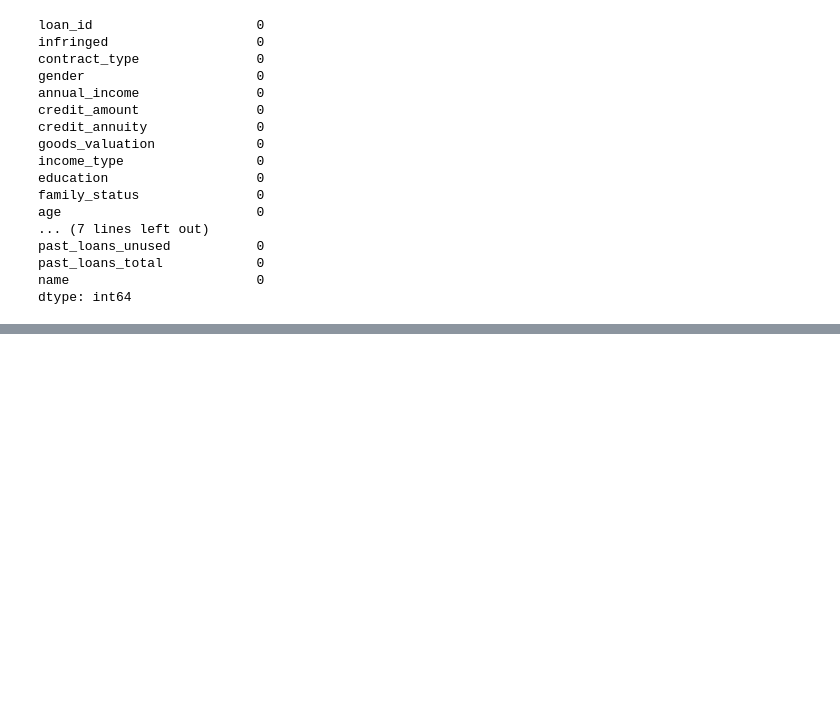
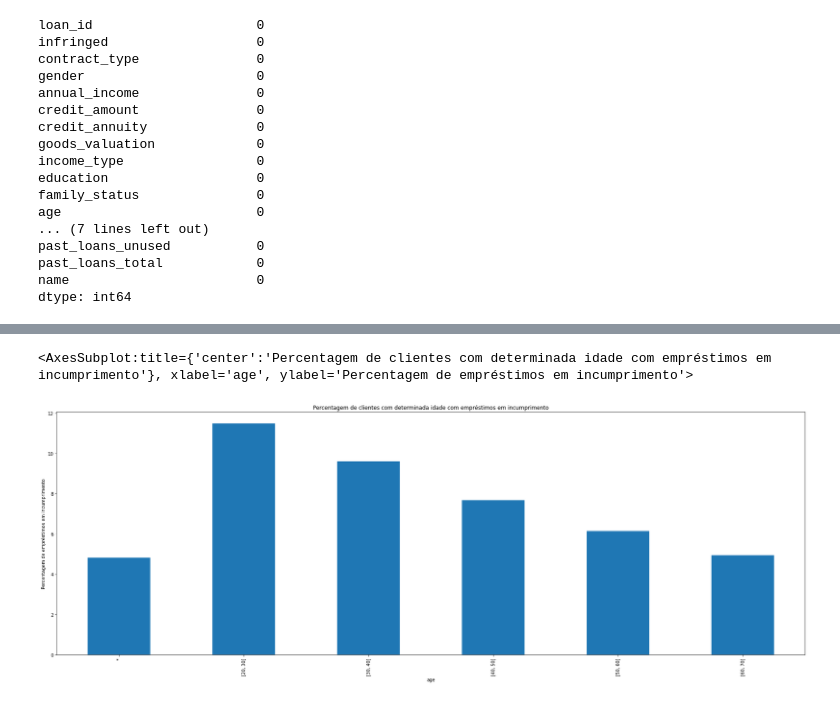
Before and after one commit to patii01/SP-Project, a Jupyter notebook: Assignment 2/dataset.ipynb, the cells around one changed output, grey strips where cells are left out. Cells and saved outputs as stored; diff of their text form; code cells hidden in the pictures; blank space fills up the shorter version.

```diff
--- a/Assignment 2/dataset.ipynb
+++ b/Assignment 2/dataset.ipynb
@@ -61,0 +95,14 @@ dtype: int64
+# %%
+count_inf = anonymized[anonymized['infringed']==1.0].groupby(['age']).size()
+
+age = anonymized.groupby(['age']).size()
+
+
+plt.title("Percentagem de clientes com determinada idade com empréstimos em incumprimento")
+plt.xlabel("Idade dos clientes")
+plt.ylabel("Percentagem de empréstimos em incumprimento")
+
+((count_inf/age)*100).plot(figsize=(30,10), kind='bar')
+# %% [output]
+<AxesSubplot:title={'center':'Percentagem de clientes com determinada idade com empréstimos em incumprimento'}, xlabel='age', ylabel='Percentagem de empréstimos em incumprimento'>
+[figure, added]
```
Also changed, not shown: parts of 2 cells of this notebook, 9 other files.
